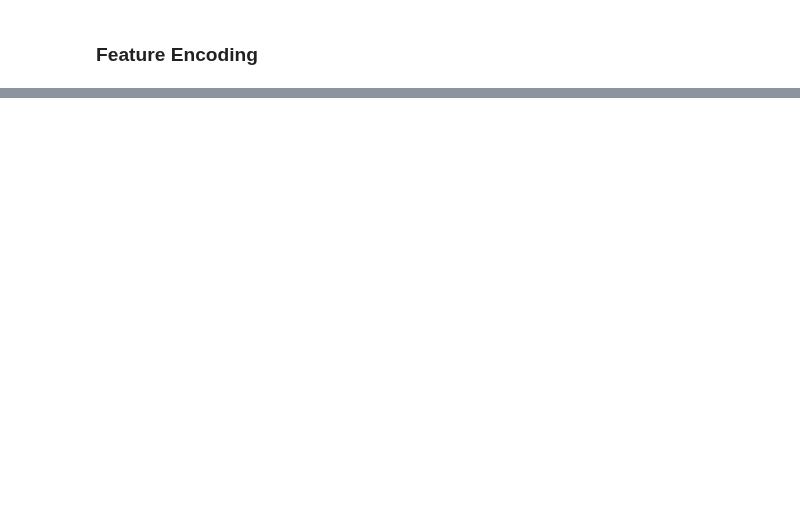
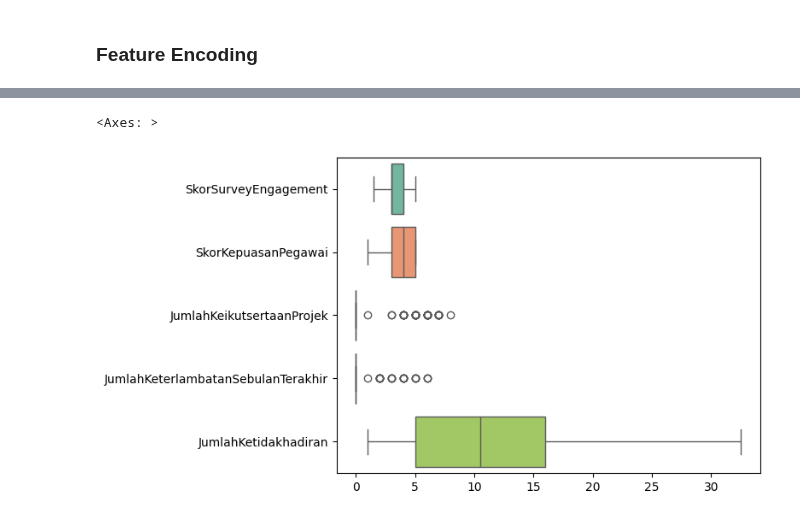
Before and after one commit to azaryasph/Improving-Employee-Retention-By-Predicting-Employee-Attrition-Using-Machine-Learning, a Jupyter notebook: notebook/predict_employee_attrition.ipynb, the cells around one changed output, grey strips where cells are left out. Drawn from its saved outputs; the diff is of its cells as text; code cells hidden in the pictures; blank space fills up the shorter version.

```diff
--- a/notebook/predict_employee_attrition.ipynb
+++ b/notebook/predict_employee_attrition.ipynb
@@ -938,0 +1032,39 @@ X_test_cl = X_test_cl.drop(columns=col2drop)
+# %%
+# Define columns with outliers
+outlier_cols = ['SkorSurveyEngagement', 'JumlahKetidakhadiran']
+
+# Define function to cap outliers
+def cap_outliers(data, cols):
+    """
+    Function to cap outliers in the dataset.
+
+    Args:
+    data (DataFrame): dataset to be capped outlier.
+    cols (list): list of columns to be capped.
+
+    Returns:
+    data (DataFrame): capped dataset.
+
+    Example:
+    >>> data = cap_outliers(data, outlier_cols)
+    """
+    # Cap outliers with IQR method
+    for col in cols:
+        Q1 = data[col].quantile(0.25)
+        Q3 = data[col].quantile(0.75)
+        IQR = Q3 - Q1
+        lower_bound = Q1 - 1.5 * IQR
+        upper_bound = Q3 + 1.5 * IQR
+        data[col] = np.where(data[col] < lower_bound, lower_bound, data[col])
+        data[col] = np.where(data[col] > upper_bound, upper_bound, data[col])
+
+    return data
+
+# Apply the cap_outliers function to the X_train_enc_ohe data
+X_train_noutliers = cap_outliers(X_train_enc_ohe, outlier_cols)
+
+# Create boxplot one more time to make sure
+sns.boxplot(data=X_train_noutliers[colsout], orient='h', palette='Set2')
+# %% [output]
+<Axes: >
+[figure, added]
```
Also changed, not shown: parts of 34 cells of this notebook.
